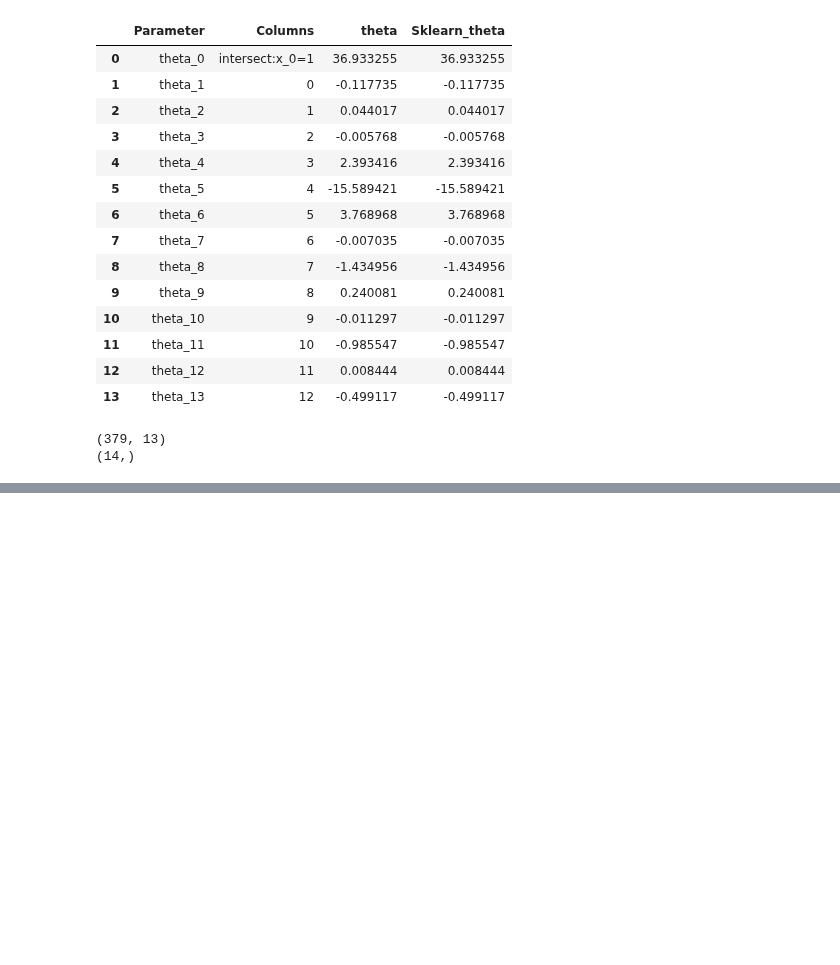
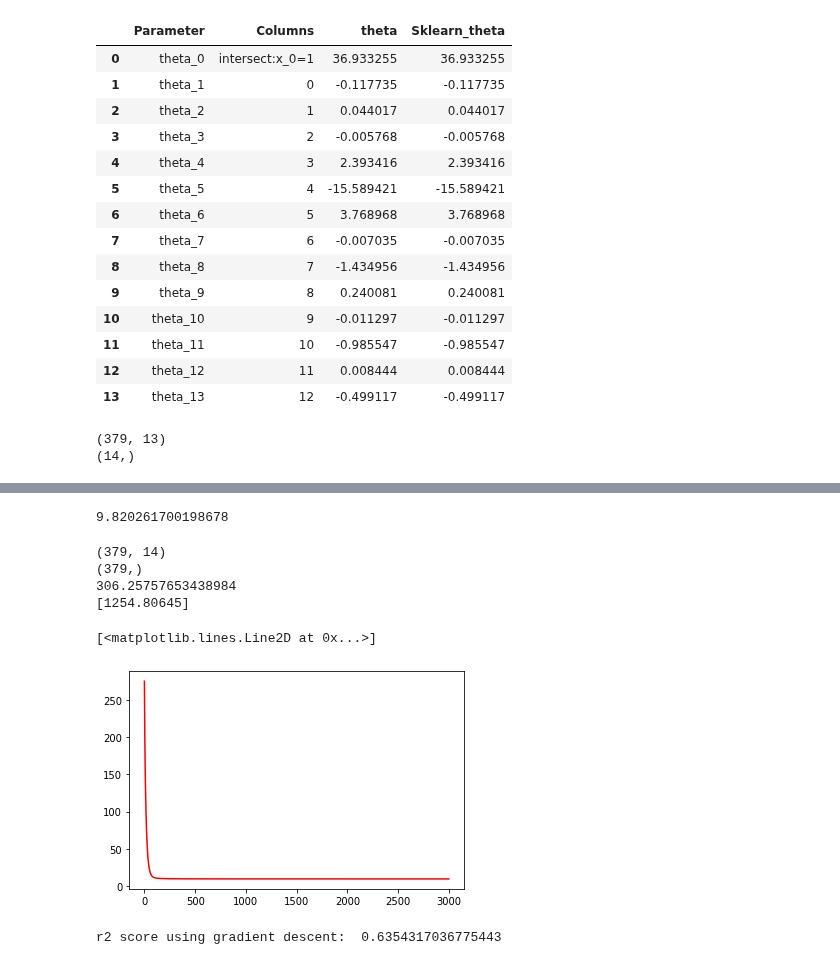
Before and after one commit to BhargavPalaketi/MachineLearning, a Jupyter notebook: housePricePredwithoutSKlearnmodel.ipynb, the cells around one changed output, grey strips where cells are left out. Drawn from its saved outputs; the diff is of its cells as text; code cells hidden in the pictures; blank space fills up the shorter version.

```diff
--- a/housePricePredwithoutSKlearnmodel.ipynb
+++ b/housePricePredwithoutSKlearnmodel.ipynb
@@ -197,0 +229,6 @@ R square obtain for normal equation method is : 0.6354638433202288
+# %%
+X_g_train_0 = np.c_[np.ones((X_train.shape[0],1)),X_g_train]
+X_g_test_0 = np.c_[np.ones((X_test.shape[0],1)),X_g_test]
+y_g_train = y_g_train.values.reshape(-1,1)
+# %%
+theta_g = np.ones((X_g_train_0.shape[1],1))
@@ -197,0 +255,5 @@ R square obtain for normal equation method is : 0.6354638433202288
+# %%
+epochs = 3000
+alpha = 0.03
+# %%
+theta_g_cal, cost_history_g = batch_gradient_descent(X_g_train_0,y_g_train,theta_g,alpha,epochs)
@@ -197,0 +277,21 @@ R square obtain for normal equation method is : 0.6354638433202288
+# %%
+new_cost = costfunction(X_g_train_0,y_g_train,theta_g_cal)
+new_cost
+# %% [output]
+9.820261700198678
+# %%
+print(X_train_0.shape)
+print(y_train.shape)
+print(costfunction(X_g_train_0,y_g_train,theta_g))
+print(hypothesis(X_train_0,theta_g)[3])
+# %% [output]
+(379, 14)
+(379,)
+306.25757653438984
+[1254.80645]
+# %%
+#plt.plot(cost_history_g,epochs)
+plt.plot(list(range(epochs)), cost_history_g, '-r')
+# %% [output]
+[<matplotlib.lines.Line2D at 0x...>]
+[figure, added]
@@ -197,0 +300,10 @@ R square obtain for normal equation method is : 0.6354638433202288
+# %%
+def r2(y_,y):
+ sst = np.sum((y-y.mean())**2)
+ ssr = np.sum((y_-y)**2)
+ r2 = 1-(ssr/sst)
+ return(r2)
+#----------------
+print('r2 score using gradient descent: ',r2(y_,y_g_test.values.reshape(-1,1)))
+# %% [output]
+r2 score using gradient descent:  0.6354317036775443
```
Also changed, not shown: parts of 19 cells of this notebook.
